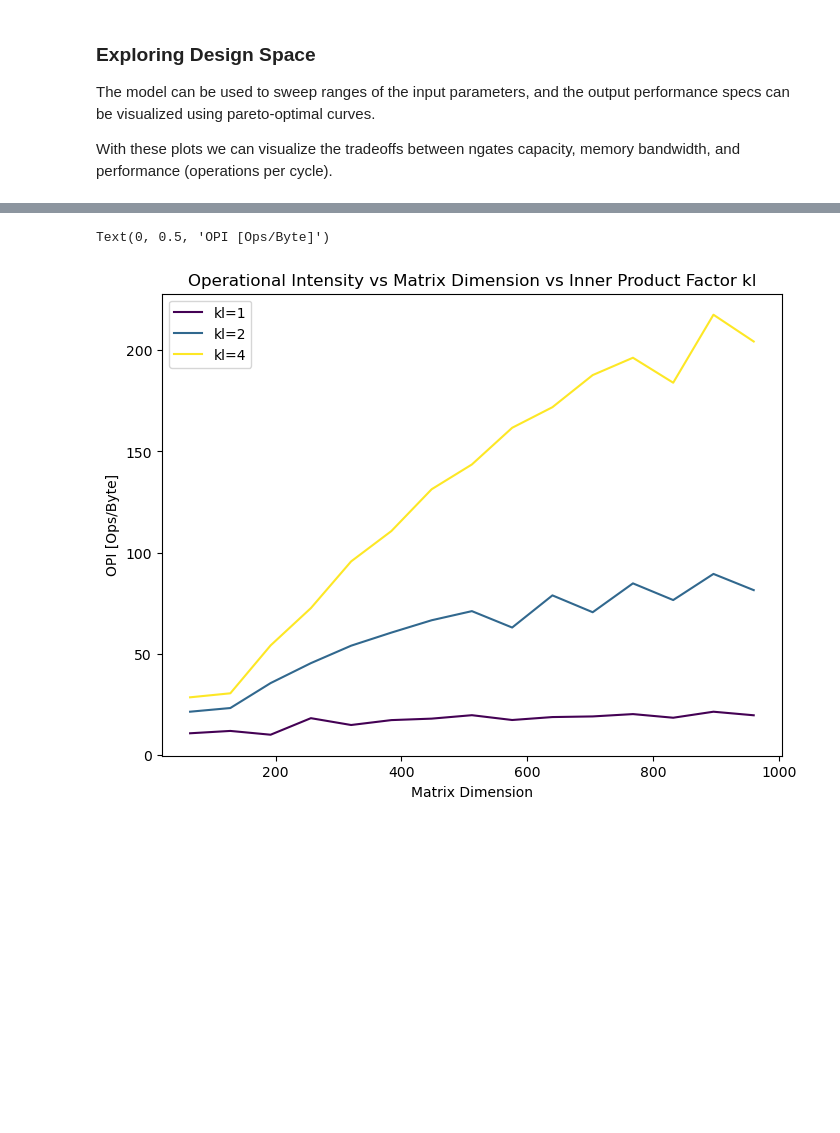
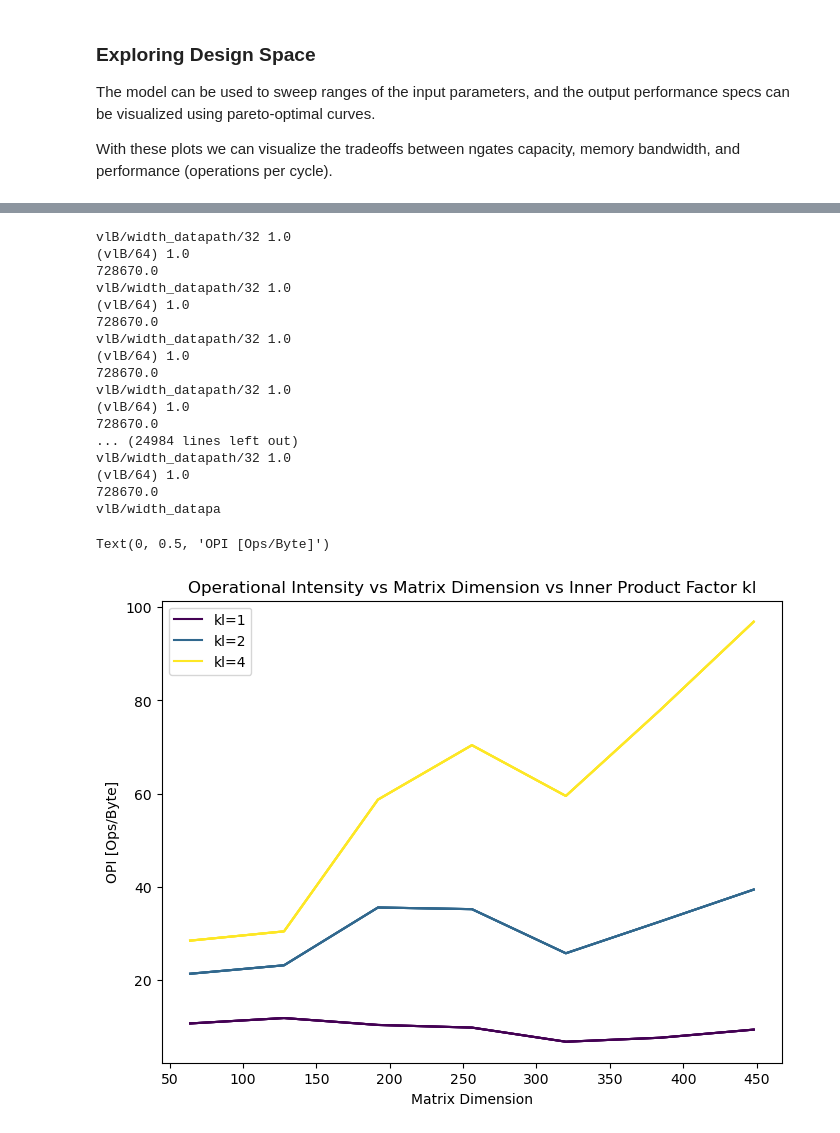
Before and after one commit to miles-rusch-berkeley/opu-model, a Jupyter notebook: may2025.ipynb, the cells around one changed output, grey strips where cells are left out. Cells and saved outputs as stored; diff of their text form; code cells hidden in the pictures; blank space fills up the shorter version.

Commit message:
edits to model

```diff
--- a/may2025.ipynb
+++ b/may2025.ipynb
@@ -44,0 +18,9 @@ for kl in kls:
+# %%
+vlBs = np.array([128, 256, 512])/8
+for j, vlB in enumerate(vlBs):
+    perf_model = fmodel.init_pm(
+                        vlB=np.array([vlB])
+                        )
+    opc = perf_model['ops_cycle']
+    print("vl",vlB)
+    print(perf_model['opu_area'],"\n")
@@ -45,35 +99,42 @@ for kl in kls:
 # %%
 fig, axs = plt.subplots(figsize=(8,6))
 cmap = plt.get_cmap('viridis')
 norm = plt.Normalize(vmin=kls.min(), vmax=kls.max())
 
-dtype = np.array([8,16,32,64])
-dims = np.array(range(64,1024, 64))
+dtypes = np.array([8,16,32,64])
+dims = np.array(range(64,512, 64))
 for dtype in dtypes:
-    perf_model = fmodel.init_pm(vlB=np.array([512/8]),
-                                mlB=np.array([512/8]),
-                                kl=kls,
-                                M=dims,
-                                N=dims,
-                                K=dims)
-
-
-for kl in kls:
-    blas_mem_bw = np.zeros(len(dims))
-    blas_mem_opi = np.zeros(len(dims))
-    opc = np.zeros(len(dims))
-    for i, dim in enumerate(dims):
-        blas_mem_opi[i] = perf_model.xs((dim, dim, dim, kl), level=['M', 'N', 'K','kl'])['blas_mem_opi'].values
-
-    axs.plot(dims, blas_mem_opi, color=cmap(norm(kl)))
-
-axs.legend([f'kl={kl}' for kl in kls])
-axs.set_title('Operational Intensity vs Matrix Dimension vs Inner Product Factor kl')
-axs.set_xlabel('Matrix Dimension')
-axs.set_ylabel('OPI [Ops/Byte]')
+    for kl in kls:
+        perf_model = fmodel.init_pm(vlB=np.array([512/8]),
+                                    kl=kls,
+                                    M=dims,
+                                    N=dims,
+                                    K=dims)
+        blas_mem_bw = np.zeros(len(dims))
+        blas_mem_opi = np.zeros(len(dims))
+        opc = np.zeros(len(dims))
+        for i, dim in enumerate(dims):
+            blas_mem_opi[i] = perf_model.xs((dim, dim, dim, kl), level=['M', 'N', 'K','kl'])['blas_mem_opi'].values
 # %% [output]
-Text(0, 0.5, 'OPI [Ops/Byte]')
+vlB/width_datapath/32 1.0
+(vlB/64) 1.0
+728670.0
+vlB/width_datapath/32 1.0
+(vlB/64) 1.0
+728670.0
+vlB/width_datapath/32 1.0
+(vlB/64) 1.0
+728670.0
+vlB/width_datapath/32 1.0
+(vlB/64) 1.0
+728670.0
+... (24984 lines left out)
+vlB/width_datapath/32 1.0
+(vlB/64) 1.0
+728670.0
+vlB/width_datapa
+Text(0, 0.5, 'OPI [Ops/Byte]')
-[figure, old version]
+[figure, new version]
 # %%
 perf_model = fmodel.init_pm(
     mlB = np.array([128, 256, 512])/8,
```
Also changed, not shown: parts of 5 cells of this notebook, 4 other files.
